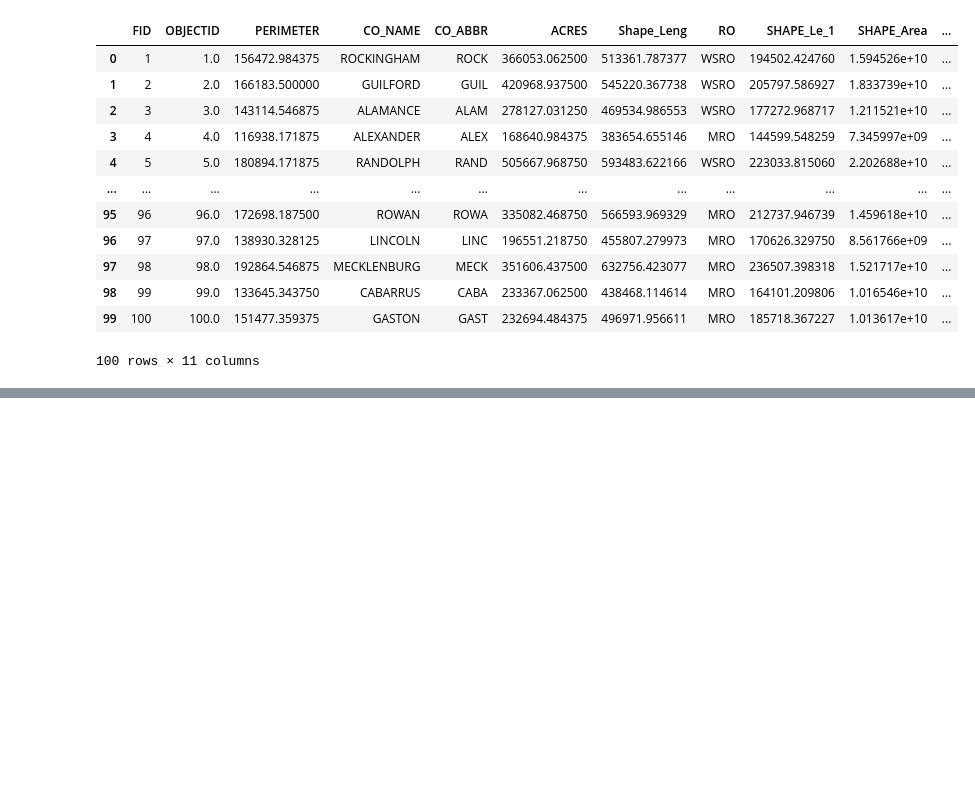
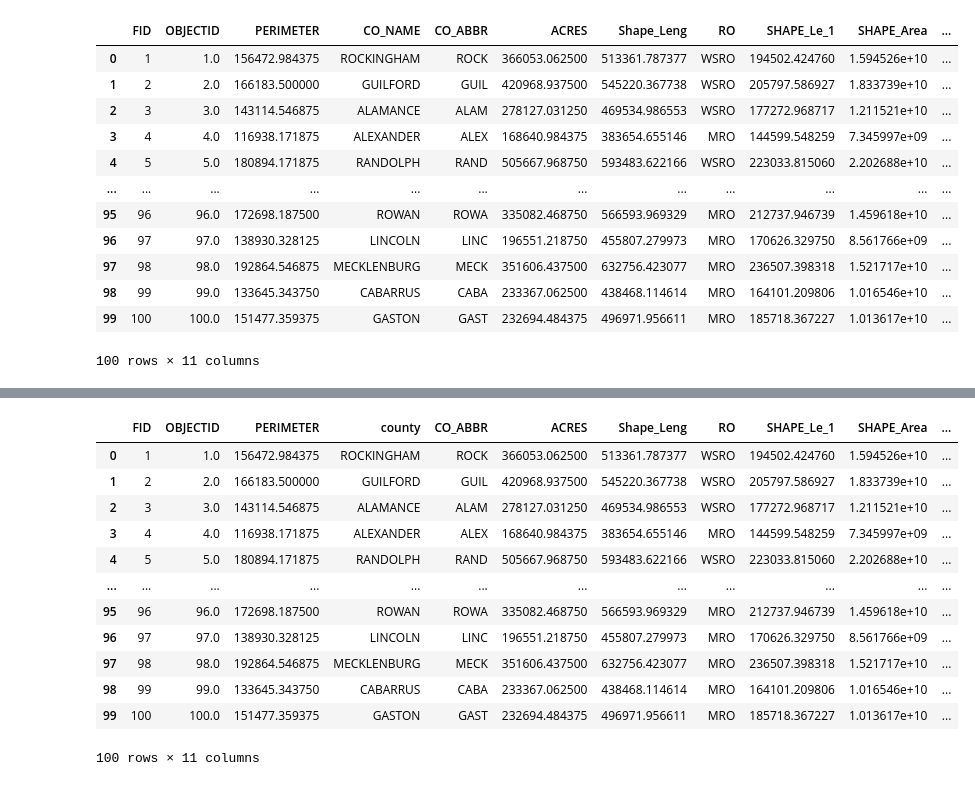
Before and after one commit to ConBonAon/BPBGIS, a Jupyter notebook: BPBnt.ipynb, the cells around one changed output, grey strips where cells are left out. Saved outputs shown, nothing was run; the diff lists cells and outputs as text; code cells hidden in the pictures; blank space fills up the shorter version.

```diff
--- a/BPBnt.ipynb
+++ b/BPBnt.ipynb
@@ -111,0 +132,17 @@ counties_gdf
+# %%
+counties_gdf.rename(columns={'CO_NAME': 'county'}, inplace=True)
+counties_gdf
+# %% [output]
+|  | FID | OBJECTID | PERIMETER | county | CO_ABBR | ACRES | Shape_Leng | RO | SHAPE_Le_1 | SHAPE_Area | ... |
+| 0 | 1 | 1.0 | 156472.984375 | ROCKINGHAM | ROCK | 366053.062500 | 513361.787377 | WSRO | 194502.424760 | 1.594526e+10 | ... |
+| 1 | 2 | 2.0 | 166183.500000 | GUILFORD | GUIL | 420968.937500 | 545220.367738 | WSRO | 205797.586927 | 1.833739e+10 | ... |
+| 2 | 3 | 3.0 | 143114.546875 | ALAMANCE | ALAM | 278127.031250 | 469534.986553 | WSRO | 177272.968717 | 1.211521e+10 | ... |
+| 3 | 4 | 4.0 | 116938.171875 | ALEXANDER | ALEX | 168640.984375 | 383654.655146 | MRO | 144599.548259 | 7.345997e+09 | ... |
+| 4 | 5 | 5.0 | 180894.171875 | RANDOLPH | RAND | 505667.968750 | 593483.622166 | WSRO | 223033.815060 | 2.202688e+10 | ... |
+| ... | ... | ... | ... | ... | ... | ... | ... | ... | ... | ... | ... |
+| 95 | 96 | 96.0 | 172698.187500 | ROWAN | ROWA | 335082.468750 | 566593.969329 | MRO | 212737.946739 | 1.459618e+10 | ... |
+| 96 | 97 | 97.0 | 138930.328125 | LINCOLN | LINC | 196551.218750 | 455807.279973 | MRO | 170626.329750 | 8.561766e+09 | ... |
+| 97 | 98 | 98.0 | 192864.546875 | MECKLENBURG | MECK | 351606.437500 | 632756.423077 | MRO | 236507.398318 | 1.521717e+10 | ... |
+| 98 | 99 | 99.0 | 133645.343750 | CABARRUS | CABA | 233367.062500 | 438468.114614 | MRO | 164101.209806 | 1.016546e+10 | ... |
+| 99 | 100 | 100.0 | 151477.359375 | GASTON | GAST | 232694.484375 | 496971.956611 | MRO | 185718.367227 | 1.013617e+10 | ... |
+100 rows × 11 columns
```
Also changed, not shown: parts of 2 cells of this notebook, 2 other files.
